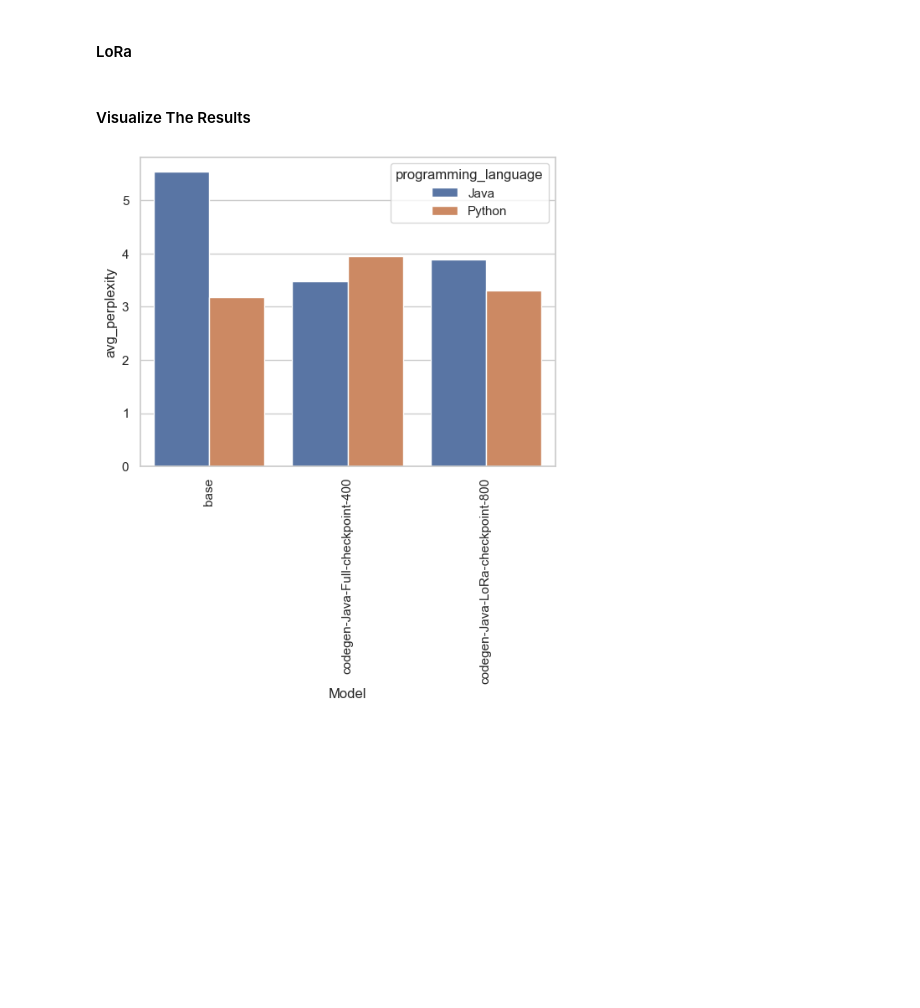
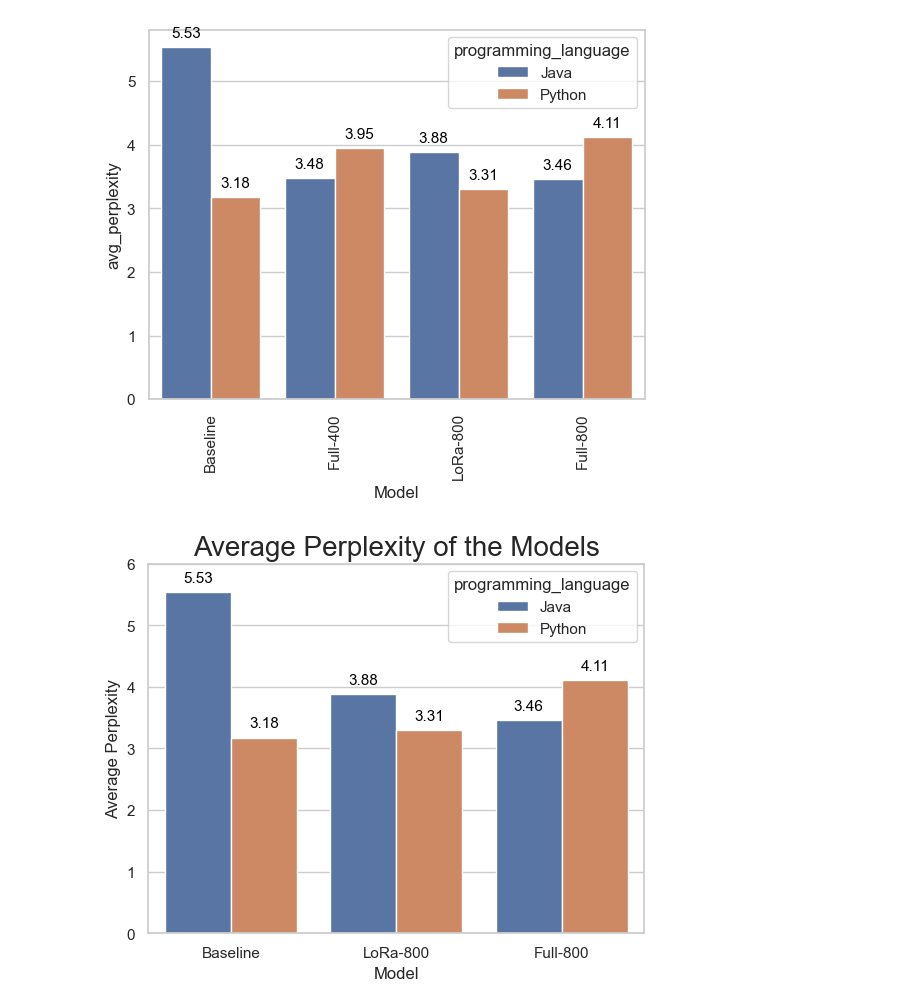
Before and after one commit to ammarnasr/LLM-for-code-intelligence, a Jupyter notebook: Evaluation/Perplexity/demo.ipynb, the cells around one changed output. Cells and saved outputs as stored; diff of their text form; code cells hidden in the pictures; blank space fills up the shorter version.

```diff
--- a/Evaluation/Perplexity/demo.ipynb
+++ b/Evaluation/Perplexity/demo.ipynb
@@ -161,31 +1,3 @@ main(languages, licenses, stride,size=size, n_samples=n_samples)
-# %% [markdown]
-#### LoRa
-# %%
-from peft import PeftConfig, PeftModel
-from transformers import AutoModelForCausalLM
-
-DEVICE = torch.device("cuda" if torch.cuda.is_available() else "cpu")
-
-model_name = "ammarnasr/codegne-finetuned-LoRa-the-stack-java-v2-checkpoint-200"
-config = PeftConfig.from_pretrained(model_name)
-
-
-TOKENIZER = AutoTokenizer.from_pretrained(config.base_model_name_or_path)
-
-
-ckpt =  AutoModelForCausalLM.from_pretrained(config.base_model_name_or_path, trust_remote_code=True, use_cache=False)
-ckpt.enable_input_require_grads()
-MODEL = PeftModel.from_pretrained(ckpt, model_name)
-for name, param in MODEL.named_parameters():
-  if 'lora' in name:
-    param.requires_grad = True
-MODEL = MODEL.to(DEVICE)
-MODEL.print_trainable_parameters()
-
-
-MAX_LENGTH = MODEL.config.n_positions
-# %% [markdown]
-#### Visualize The Results
 # %%
 import matplotlib.pyplot as plt
 import numpy as np
@@ -241,31 +53,47 @@ df['license'] = df['license'].astype(str)
 df = df.drop(columns=['license'])
 
 #drop stride column
 df = df.drop(columns=['stride'])
 
 #create new df_dict
 df_dict = {
     'Model': [],
     'programming_language': [],
     'avg_perplexity': []
 }
 
 #group by model and programming language
 df_grouped = df.groupby(['Model', 'programming_language']).mean().reset_index()
 
 #add to df_dict
 df_dict['Model'] = df_grouped['Model']
 df_dict['programming_language'] = df_grouped['programming_language']
 df_dict['avg_perplexity'] = df_grouped['avg_perplexity']
 
 #convert to dataframe
 df = pd.DataFrame(df_dict)
+model_name_dict = {
+    'base': 'Baseline',
+    'codegen-Java-Full-checkpoint-400': 'Full-400',
+    'codegen-Java-LoRa-checkpoint-800': 'LoRa-800',
+    'codegne--Java-Full-checkpoint-800': 'Full-800',
+}
+#rename model names in df
+new_model_names = []
+for model_name in df['Model']:
+    new_model_names.append(model_name_dict[model_name])
+df['Model'] = new_model_names
 
 
 # Plot the results
 sns.set_theme(style="whitegrid")
 ax = sns.barplot(x="Model", y="avg_perplexity", hue="programming_language", data=df)
 ax.set_xticklabels(ax.get_xticklabels(), rotation=90)
+#writing the perplexity values on top of the bars
+for p in ax.patches:
+    ax.annotate("%.2f" % p.get_height(), (p.get_x() + p.get_width() / 2., p.get_height()),
+        ha='center', va='center', fontsize=11, color='black', xytext=(0, 10),
+        textcoords='offset points')
 plt.show()
 # %% [output]
-[figure, old version]
+[figure, new version]
@@ -271,0 +103,28 @@ plt.show()
+# %%
+import os
+
+figs_dir = '../../figs'
+if not os.path.exists(figs_dir):
+    os.makedirs(figs_dir)
+fig_name = f"{figs_dir}/perplexity_results.png"
+# Plot the results
+sns.set_theme(style="whitegrid")
+ax = sns.barplot(x="Model", y="avg_perplexity", hue="programming_language", data=df)
+#Set the y-axis scale
+ax.set(ylim=(0, 6))
+#writing the perplexity values on top of the bars
+for p in ax.patches:
+    ax.annotate("%.2f" % p.get_height(), (p.get_x() + p.get_width() / 2., p.get_height()),
+        ha='center', va='center', fontsize=11, color='black', xytext=(0, 10),
+        textcoords='offset points')
+# Add axis names
+ax.set_xlabel('Model')
+ax.set_ylabel('Average Perplexity')
+# Add title with larger font
+ax.set_title('Average Perplexity of the Models', fontdict={'fontsize': 20})
+# Save the figure
+plt.savefig(fig_name, bbox_inches='tight')
+# Show the figure
+plt.show()
+# %% [output]
+[figure, added]
```
Also changed, not shown: parts of 5 cells of this notebook, 8 other files.
